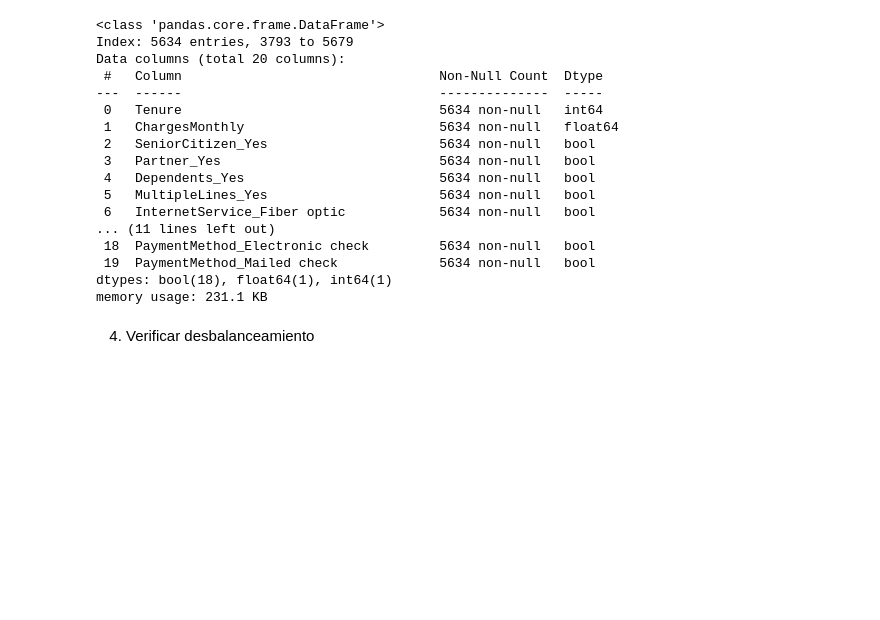
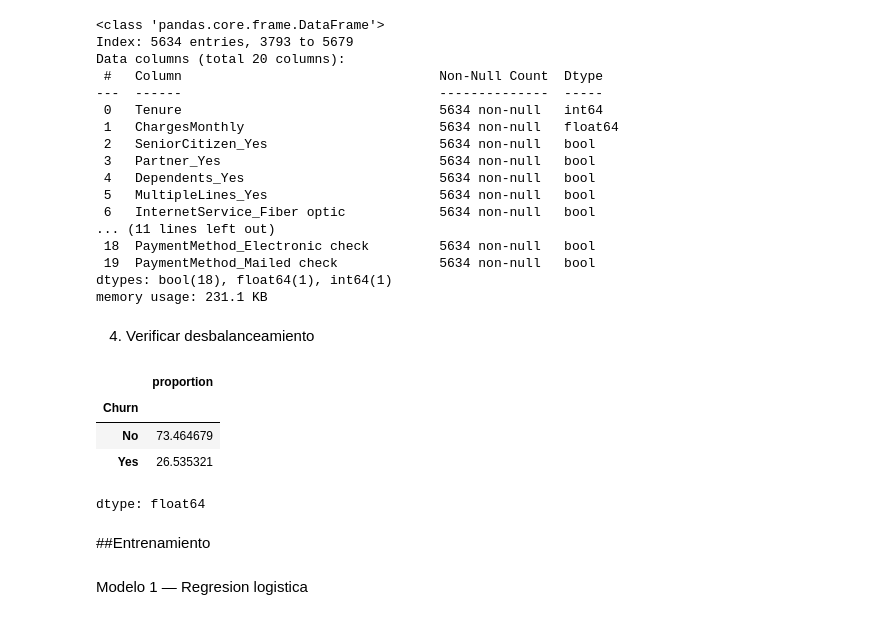
Before and after one commit to ValeriaLS/Challenge_Telecom-X-Parte-2, a Jupyter notebook: Challenge_Telecom_X_Parte_2.ipynb, the cells around one changed output. Drawn from its saved outputs; the diff is of its cells as text; code cells hidden in the pictures; blank space fills up the shorter version.

Commit message:
Training

```diff
--- a/Challenge_Telecom_X_Parte_2.ipynb
+++ b/Challenge_Telecom_X_Parte_2.ipynb
@@ -303,3 +303,15 @@ dtypes: bool(18), float64(1), int64(1)
 memory usage: 231.1 KB
 # %% [markdown]
 4. Verificar desbalanceamiento
+# %%
+y_train.value_counts(normalize=True) * 100
+# %% [output]
+|  | proportion |
+| Churn |  |
+| No | 73.464679 |
+| Yes | 26.535321 |
+dtype: float64
+# %% [markdown]
+##Entrenamiento
+# %% [markdown]
+Modelo 1 — Regresion logistica
```
Also changed, not shown: parts of 4 cells of this notebook.
